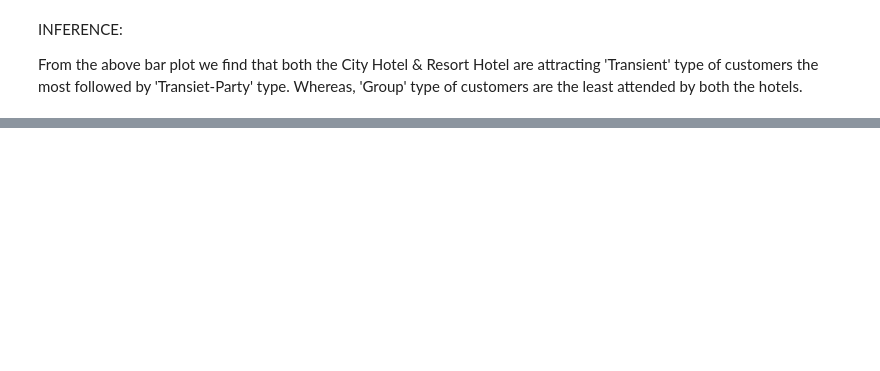
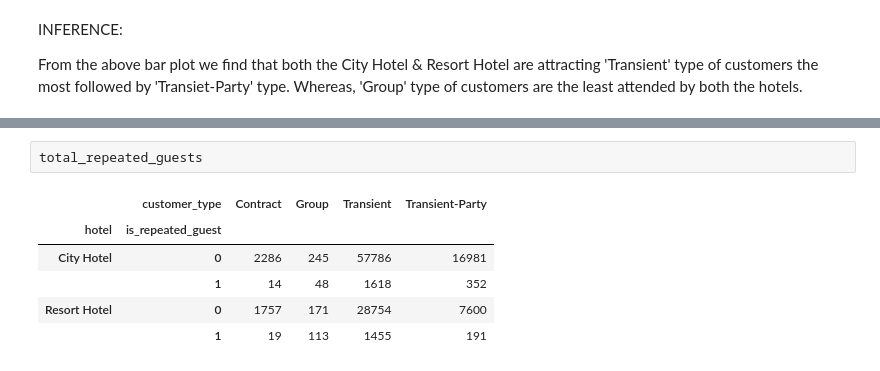
Before and after one commit to Shyam-S-Mishra/EDA-Hotel-Booking-Capstone-Project, a Jupyter notebook: Shyam_Shubham_Mishra_Hotel_Booking_Analysis_Capstone_Project.ipynb, the cells around one changed output, grey strips where cells are left out. Cells and saved outputs as stored; diff of their text form; blank space fills up the shorter version.

```diff
--- a/Shyam_Shubham_Mishra_Hotel_Booking_Analysis_Capstone_Project.ipynb
+++ b/Shyam_Shubham_Mishra_Hotel_Booking_Analysis_Capstone_Project.ipynb
@@ -138,0 +144,9 @@ From the above bar plot we find that both the City Hotel & Resort Hotel are attr
+# %%
+total_repeated_guests
+# %% [output]
+|  | customer_type | Contract | Group | Transient | Transient-Party |
+| hotel | is_repeated_guest |  |  |  |  |
+| City Hotel | 0 | 2286 | 245 | 57786 | 16981 |
+|  | 1 | 14 | 48 | 1618 | 352 |
+| Resort Hotel | 0 | 1757 | 171 | 28754 | 7600 |
+|  | 1 | 19 | 113 | 1455 | 191 |
```
Also changed, not shown: parts of 7 cells of this notebook.
